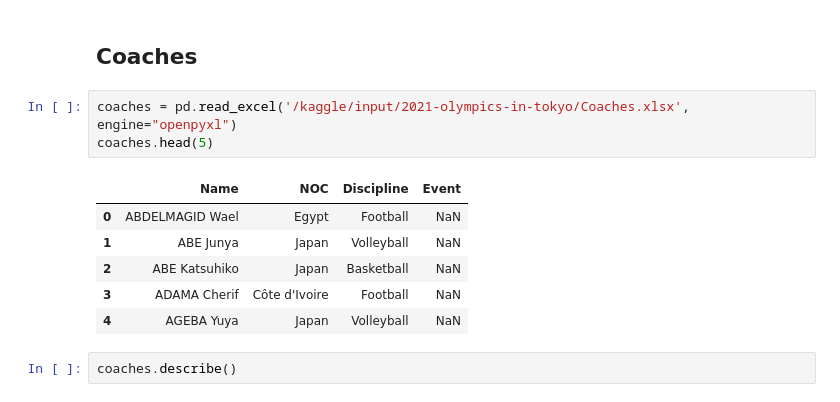
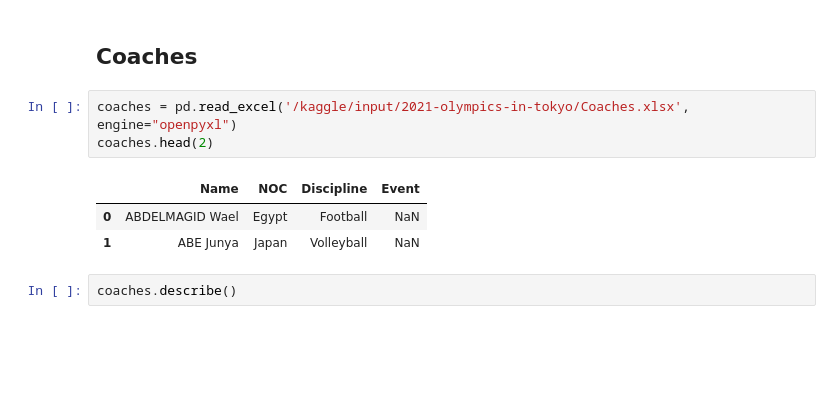
Before and after one commit to alexaugusto23/Kaggle_Explore_Olympics_Tokyo, a Jupyter notebook: explore-olympics-tokyo.ipynb, the cells around one changed output. Cells and saved outputs as stored; diff of their text form; blank space fills up the shorter version.

```diff
--- a/explore-olympics-tokyo.ipynb
+++ b/explore-olympics-tokyo.ipynb
@@ -131,14 +138,11 @@ athletes.describe()
 ## Coaches
 # %%
 coaches = pd.read_excel('/kaggle/input/2021-olympics-in-tokyo/Coaches.xlsx', engine="openpyxl")
-coaches.head(5)
+coaches.head(2)
 # %% [output]
 |  | Name | NOC | Discipline | Event |
 | 0 | ABDELMAGID Wael | Egypt | Football | NaN |
 | 1 | ABE Junya | Japan | Volleyball | NaN |
-| 2 | ABE Katsuhiko | Japan | Basketball | NaN |
-| 3 | ADAMA Cherif | Côte d'Ivoire | Football | NaN |
-| 4 | AGEBA Yuya | Japan | Volleyball | NaN |
 # %%
 coaches.describe()
 # %% [output]
```
Also changed, not shown: parts of 6 cells of this notebook.
